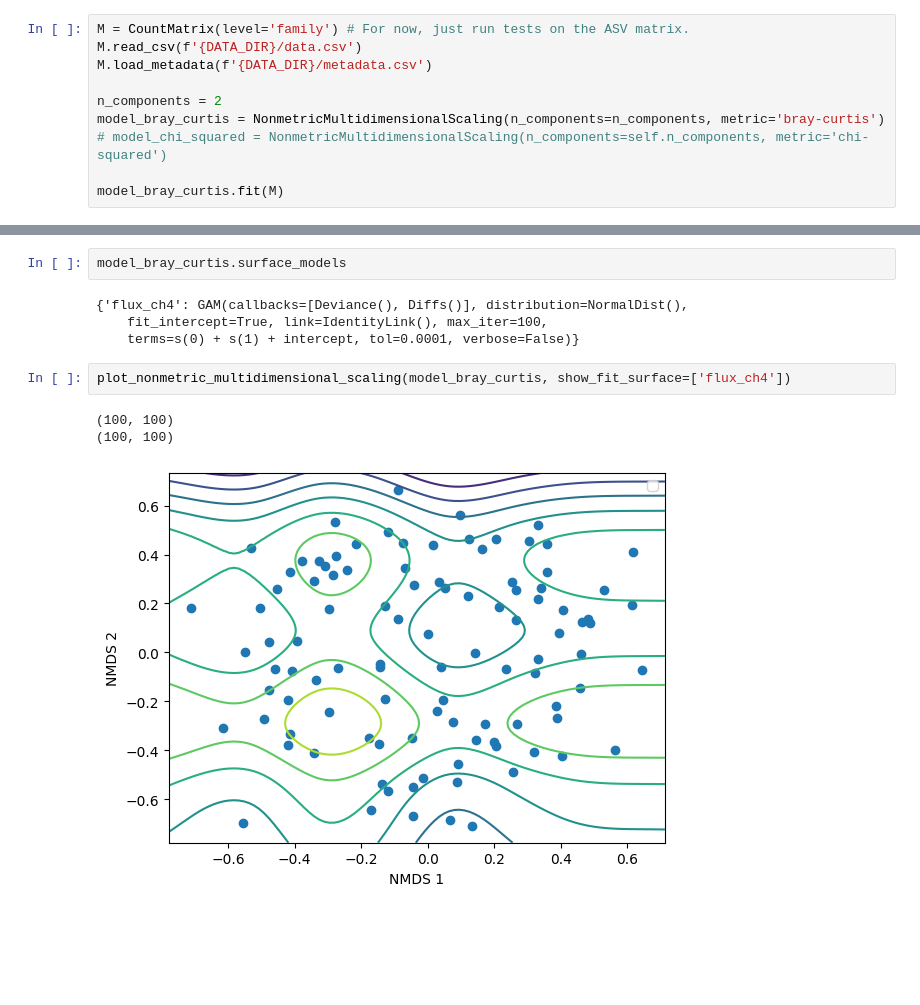
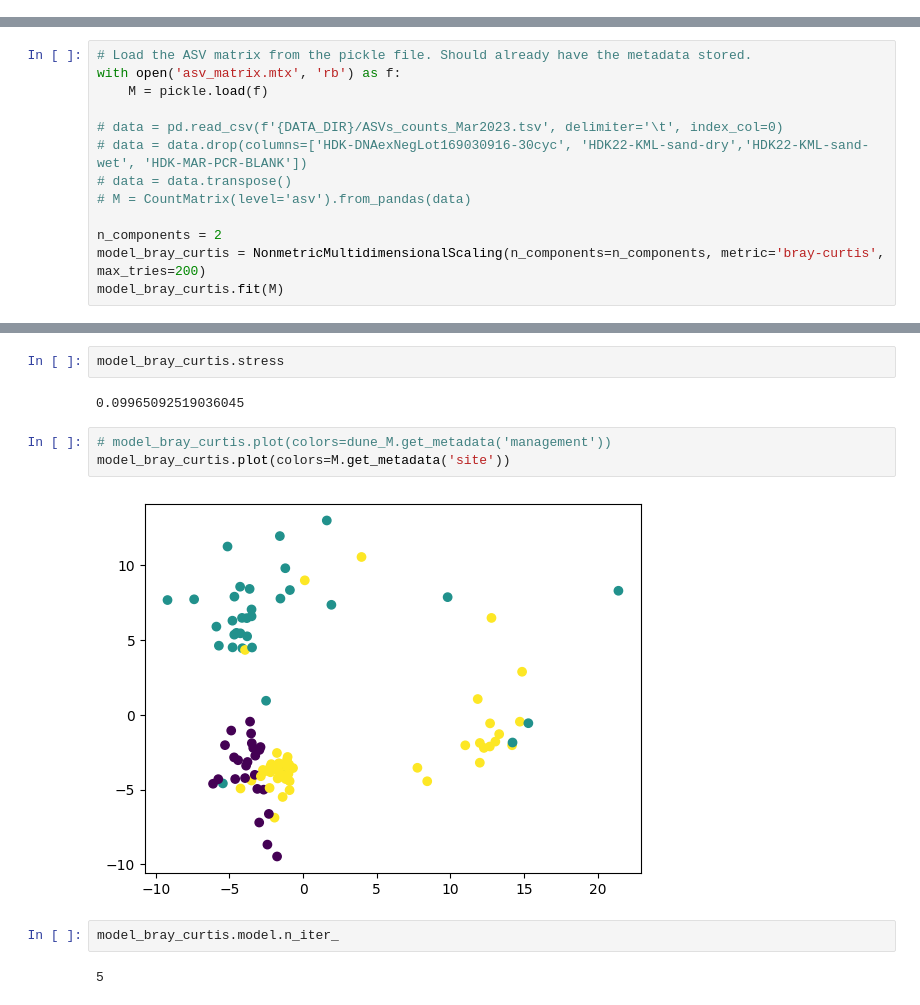
Before and after one commit to pipparichter/methanotrophy, a Jupyter notebook: sandbox.ipynb, the cells around one changed output, grey strips where cells are left out. Drawn from its saved outputs; the diff is of its cells as text; blank space fills up the shorter version.

```diff
--- a/sandbox.ipynb
+++ b/sandbox.ipynb
@@ -14,10 +16,0 @@ DATA_DIR = '/home/prichter/Documents/data/methanotrophy'
-# %%
-M = CountMatrix(level='family') # For now, just run tests on the ASV matrix.
-M.read_csv(f'{DATA_DIR}/data.csv')
-M.load_metadata(f'{DATA_DIR}/metadata.csv')
-
-n_components = 2
-model_bray_curtis = NonmetricMultidimensionalScaling(n_components=n_components, metric='bray-curtis')
-# model_chi_squared = NonmetricMultidimensionalScaling(n_components=self.n_components, metric='chi-squared')
-
-model_bray_curtis.fit(M)
@@ -25,0 +45,13 @@ model_bray_curtis.fit_surface(M.get_metadata('flux_ch4'))
+# %%
+# Load the ASV matrix from the pickle file. Should already have the metadata stored.
+with open('asv_matrix.mtx', 'rb') as f:
+    M = pickle.load(f)
+
+# data = pd.read_csv(f'{DATA_DIR}/ASVs_counts_Mar2023.tsv', delimiter='\t', index_col=0)
+# data = data.drop(columns=['HDK-DNAexNegLot169030916-30cyc', 'HDK22-KML-sand-dry','HDK22-KML-sand-wet', 'HDK-MAR-PCR-BLANK'])
+# data = data.transpose()
+# M = CountMatrix(level='asv').from_pandas(data)
+
+n_components = 2
+model_bray_curtis = NonmetricMultidimensionalScaling(n_components=n_components, metric='bray-curtis', max_tries=200)
+model_bray_curtis.fit(M)
@@ -26,12 +76,13 @@ model_bray_curtis.fit_surface(M.get_metadata('flux_ch4'))
 # %%
-model_bray_curtis.surface_models
+model_bray_curtis.stress
 # %% [output]
-{'flux_ch4': GAM(callbacks=[Deviance(), Diffs()], distribution=NormalDist(),
-    fit_intercept=True, link=IdentityLink(), max_iter=100,
-    terms=s(0) + s(1) + intercept, tol=0.0001, verbose=False)}
+0.09965092519036045
-# %%
-plot_nonmetric_multidimensional_scaling(model_bray_curtis, show_fit_surface=['flux_ch4'])
-# %% [output]
-(100, 100)
-(100, 100)
-[figure, removed]
+# %%
+# model_bray_curtis.plot(colors=dune_M.get_metadata('management'))
+model_bray_curtis.plot(colors=M.get_metadata('site'))
+# %% [output]
+[figure, added]
+# %%
+model_bray_curtis.model.n_iter_
+# %% [output]
+5
```
Also changed, not shown: parts of 9 cells of this notebook, 17 other files.
